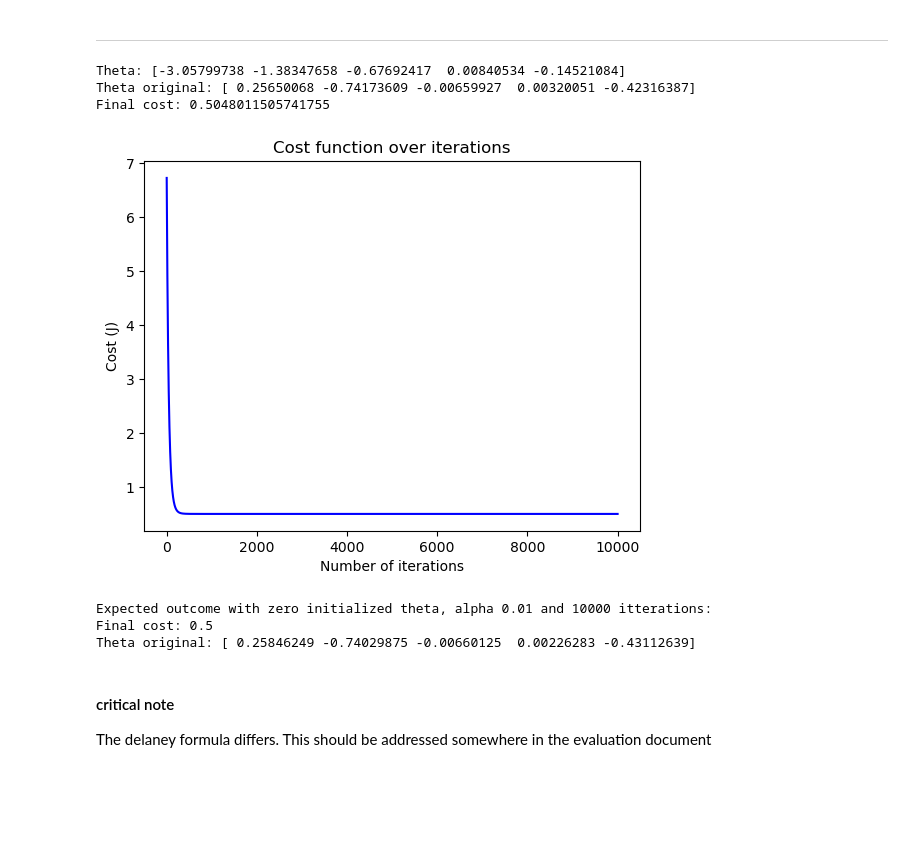
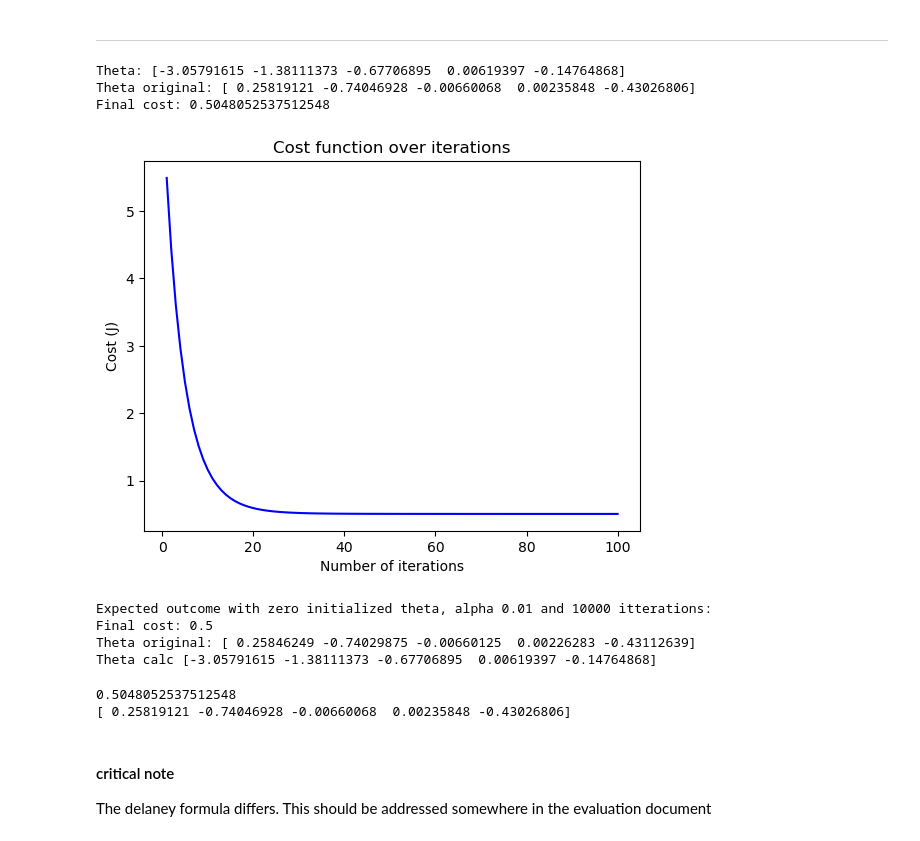
Before and after one commit to jgray1996/machinelearning, a Jupyter notebook: assignment 1/Assignment_Regression.ipynb, the cells around one changed output. Saved outputs shown, nothing was run; the diff lists cells and outputs as text; code cells hidden in the pictures; blank space fills up the shorter version.

```diff
--- a/assignment 1/Assignment_Regression.ipynb
+++ b/assignment 1/Assignment_Regression.ipynb
@@ -73,7 +73,7 @@ from sklearn.metrics import classification_report, mean_squared_error, r2_score,
 
 def draw_costs(costs):
     """ function to draw historical cost"""
-    plt.plot(range(1, num_iters + 1), J_history, color='b')
+    plt.plot(range(1, num_iters + 1), costs, color='b')
     plt.xlabel('Number of iterations')
     plt.ylabel('Cost (J)')
     plt.title('Cost function over iterations')
@@ -86,7 +86,7 @@ def accuracy(y, y_pred):
     for i in np.arange(0,len(y)):
         if y[i] == y_pred[i]:
             match = match + 1
-    acc = match / len(y_test)
+    acc = match / len(y_pred)
     print(acc)
 # %% [markdown]
 ---
@@ -171,7 +171,7 @@ def data_preparation(data):
     r, c = data.shape
     y = np.array(data.iloc[:, -1])
     X = np.c_[np.ones(r), X]
-    theta = np.array([0]*c)
+    theta = np.zeros(X.shape[1], dtype=np.float64)
     ### end solution ####
     return X, y, theta
 # %%
@@ -478,42 +478,49 @@ scaler = StandardScaler()
 
 # define X, y, theta, and scale X
 ### begin solution ###
 X, y, theta = data_preparation(df_logS)
 scaler.fit(X[:,1:])
 X_scaled = scaler.transform(X[:,1:])
 X_scaled = np.c_[np.ones(len(y)), X_scaled]
 ### end solution ####
 
 
 # Set hyperparameters
-alpha = 0.01  # Learning rate
-num_iters = 10000  # Number of iterations
+alpha = 0.1  # Learning rate
+num_iters = 100  # Number of iterations
 
 try:
     # Run gradient descent
     theta, J_history = gradient_descent(X_scaled, y, theta, alpha, num_iters)
 
     # Final parameters
     print("Theta:", theta)
     print(f"Theta original: {reverse_theta(theta, scaler)} ")
 
     # Final cost
     print("Final cost:", J_history[-1])
     draw_costs(J_history)
 except:
     print('something went wrong, try again')
 finally:
     print('Expected outcome with zero initialized theta, alpha 0.01 and 10000 itterations:')
     print('Final cost: 0.5')
     print('Theta original: [ 0.25846249 -0.74029875 -0.00660125  0.00226283 -0.43112639]')
+    print('Theta calc', theta)
 # %% [output]
-Theta: [-3.05799738 -1.38347658 -0.67692417  0.00840534 -0.14521084]
-Theta original: [ 0.25650068 -0.74173609 -0.00659927  0.00320051 -0.42316387]
-Final cost: 0.5048011505741755
+Theta: [-3.05791615 -1.38111373 -0.67706895  0.00619397 -0.14764868]
+Theta original: [ 0.25819121 -0.74046928 -0.00660068  0.00235848 -0.43026806]
+Final cost: 0.5048052537512548
-[figure, old version]
+[figure, new version]
 Expected outcome with zero initialized theta, alpha 0.01 and 10000 itterations:
 Final cost: 0.5
 Theta original: [ 0.25846249 -0.74029875 -0.00660125  0.00226283 -0.43112639]
+Theta calc [-3.05791615 -1.38111373 -0.67706895  0.00619397 -0.14764868]
+# %%
+print(J_history[-1], reverse_theta(theta, scaler), sep='\n')
+# %% [output]
+0.5048052537512548
+[ 0.25819121 -0.74046928 -0.00660068  0.00235848 -0.43026806]
 # %% [markdown]
 #### critical note
 
```
Also changed, not shown: parts of 34 cells of this notebook, 5 other files.
